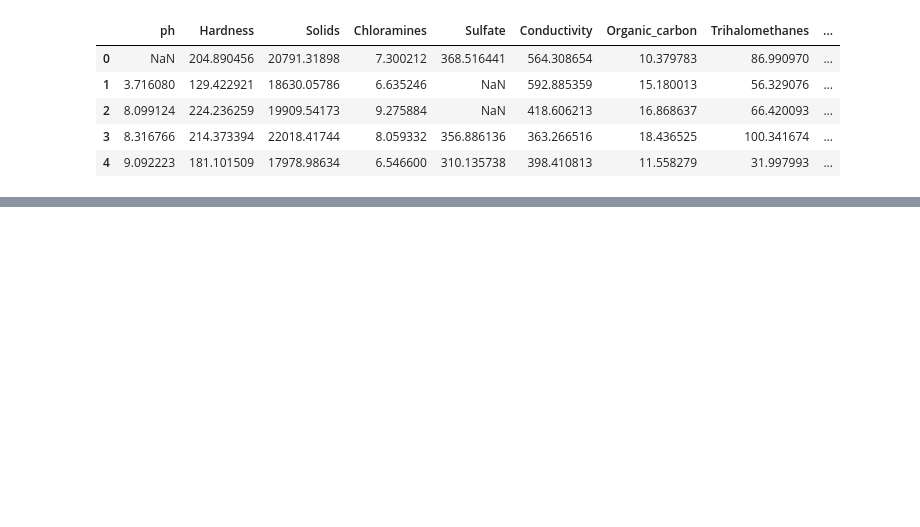
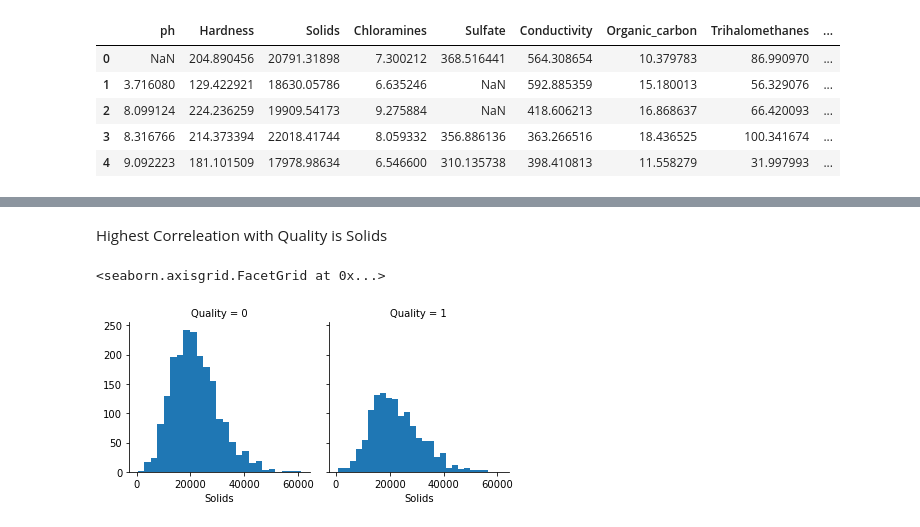
Before and after one commit to REHXZ/AIML-CA1, a Jupyter notebook: CA1.ipynb, the cells around one changed output, grey strips where cells are left out. Saved outputs shown, nothing was run; the diff lists cells and outputs as text; code cells hidden in the pictures; blank space fills up the shorter version.

```diff
--- a/CA1.ipynb
+++ b/CA1.ipynb
@@ -70,0 +209,8 @@ df.head(10)
+# %% [markdown]
+Highest Correleation with Quality is Solids
+# %%
+g = sns.FacetGrid(df, col='Quality')
+g.map(plt.hist, 'Solids', bins=25)
+# %% [output]
+<seaborn.axisgrid.FacetGrid at 0x...>
+[figure, added]
```
Also changed, not shown: parts of 43 cells of this notebook, 1 other file.
